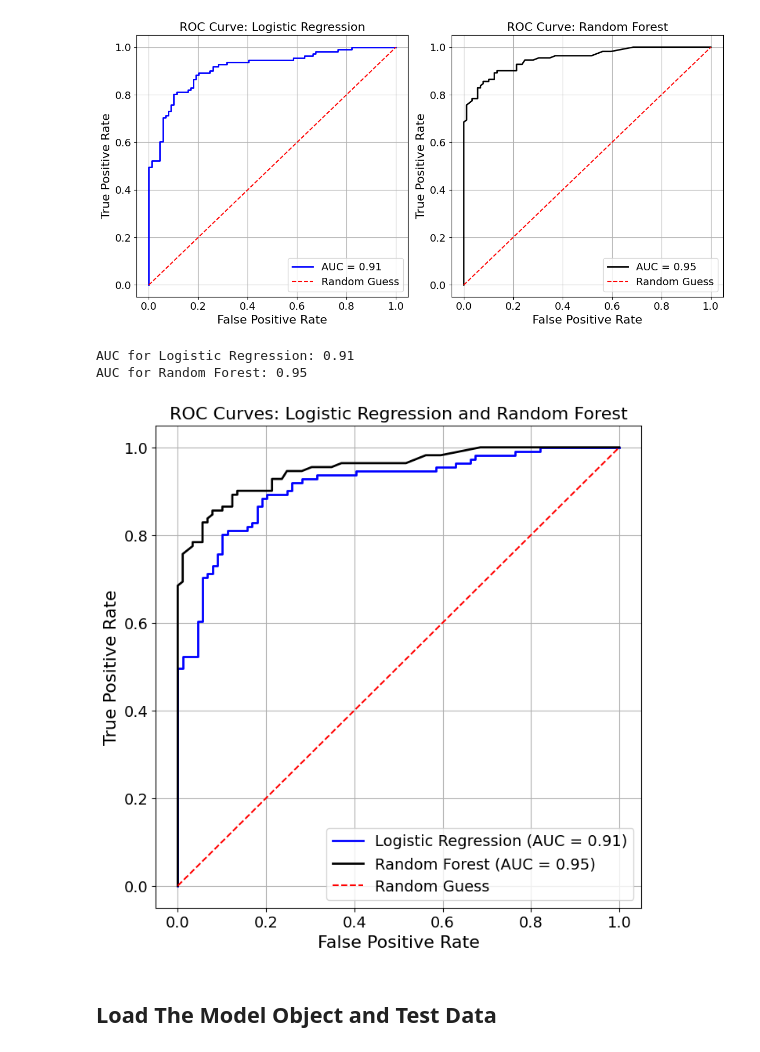
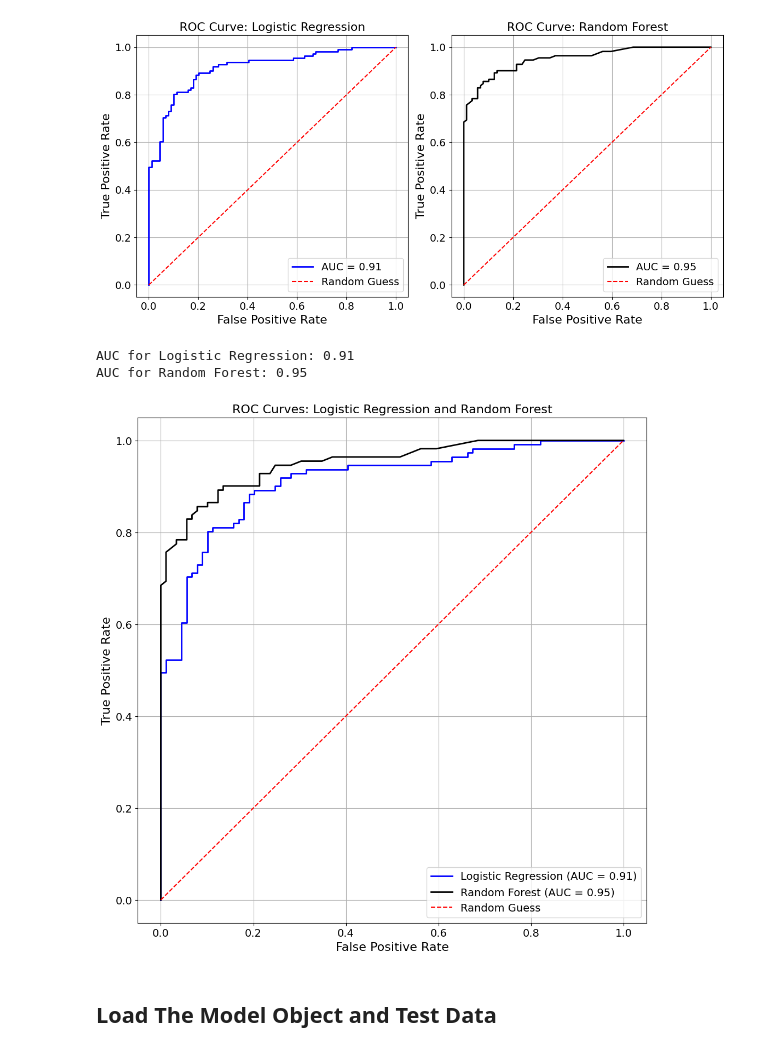
Before and after one commit to lshpaner/model_metrics, a Jupyter notebook: py_notebooks/model_evaluation_docs.ipynb, the cells around one changed output. Cells and saved outputs as stored; diff of their text form; code cells hidden in the pictures.

```diff
--- a/py_notebooks/model_evaluation_docs.ipynb
+++ b/py_notebooks/model_evaluation_docs.ipynb
@@ -118,31 +118,31 @@ AUC for Random Forest: 0.95
 # %%
 # Plot ROC curves
 show_roc_curve(
     models=[model1, model2],
     X=X_test,
     y=y_test,
     model_titles=model_titles,
     decimal_places=2,
     n_cols=2,
     n_rows=1,
     curve_kwgs={
         "Logistic Regression": {"color": "blue", "linewidth": 2},
         "Random Forest": {"color": "black", "linewidth": 2},
     },
     linestyle_kwgs={"color": "red", "linestyle": "--"},
     title="ROC Curves: Logistic Regression and Random Forest",
     save_plot=True,
     overlay=True,
-    figsize=(8, 8),
+    figsize=(12, 12),
     label_fontsize=16,
     tick_fontsize=14,
     image_path_png=image_path_png,
     image_path_svg=image_path_svg,
 )
 # %% [output]
 AUC for Logistic Regression: 0.91
 AUC for Random Forest: 0.95
-[figure, old version]
+[figure, new version]
 # %% [markdown]
 ## Load The Model Object and Test Data
 # %%
```
Also changed, not shown: 2 other files.
